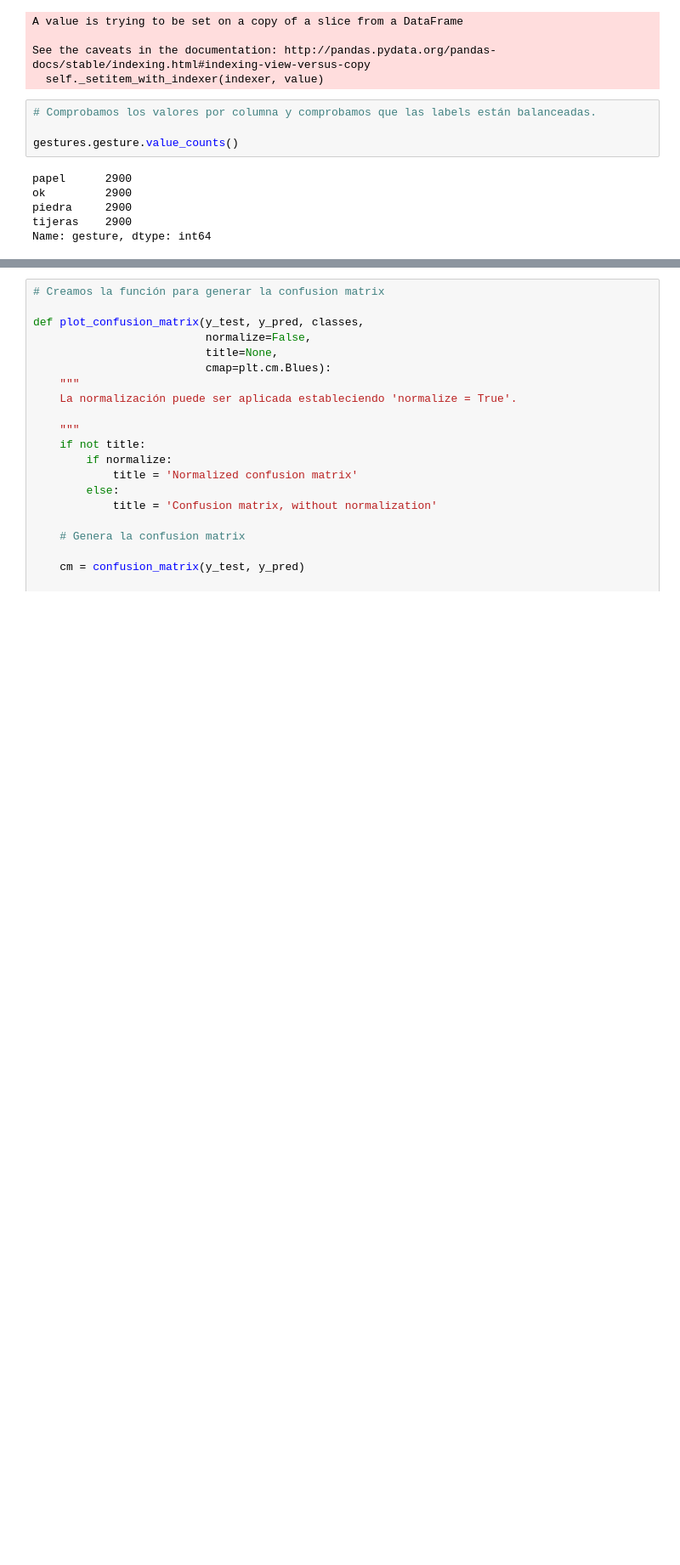
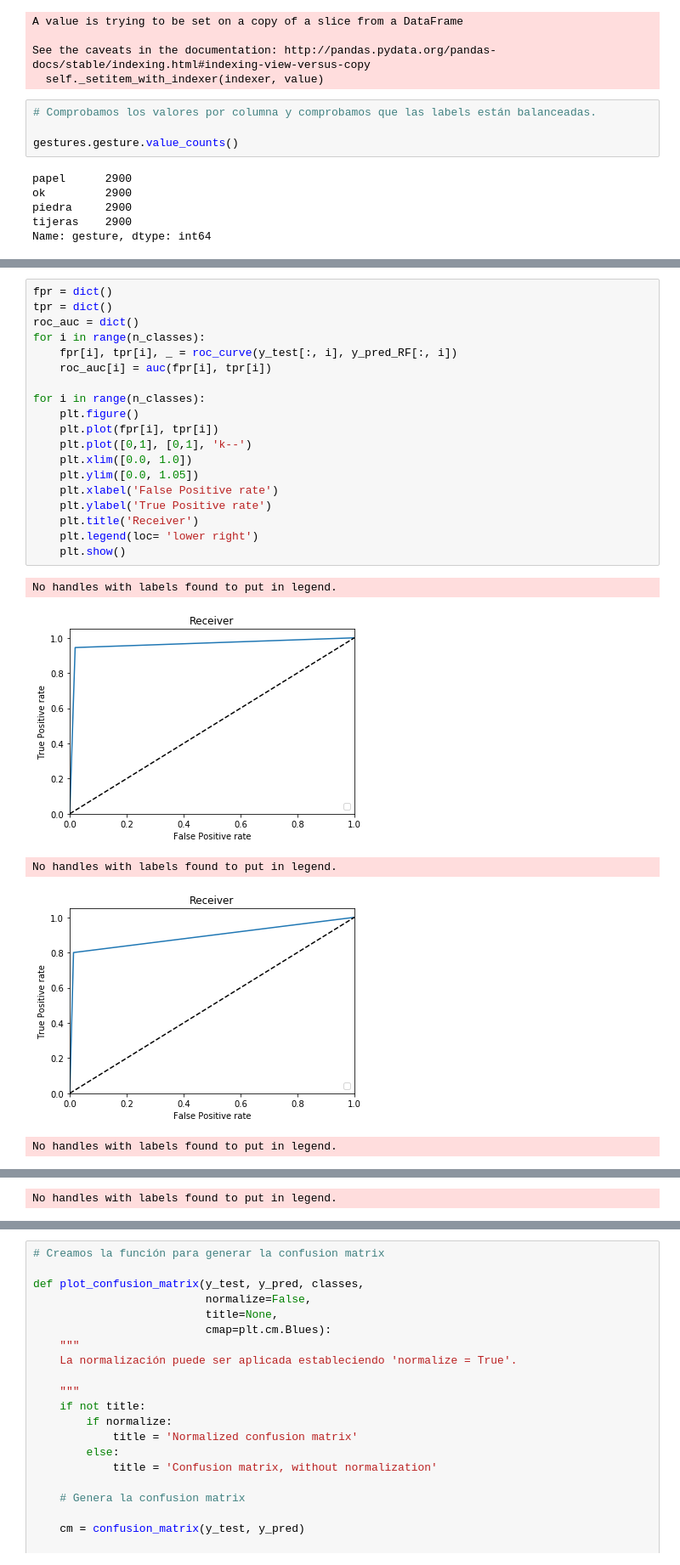
Before and after one commit to hector-moreno/datamad0119, a Jupyter notebook: module-3/supervised-learning-project/your-code/main.ipynb, the cells around one changed output, grey strips where cells are left out. Shown at 85% size. Drawn from its saved outputs; the diff is of its cells as text; blank space fills up the shorter version.

```diff
--- a/module-3/supervised-learning-project/your-code/main.ipynb
+++ b/module-3/supervised-learning-project/your-code/main.ipynb
@@ -224,0 +258,25 @@ Accuracy: 0.8913793103448275
+# %%
+fpr = dict()
+tpr = dict()
+roc_auc = dict()
+for i in range(n_classes):
+    fpr[i], tpr[i], _ = roc_curve(y_test[:, i], y_pred_RF[:, i])
+    roc_auc[i] = auc(fpr[i], tpr[i])
+
+for i in range(n_classes):
+    plt.figure()
+    plt.plot(fpr[i], tpr[i])
+    plt.plot([0,1], [0,1], 'k--')
+    plt.xlim([0.0, 1.0])
+    plt.ylim([0.0, 1.05])
+    plt.xlabel('False Positive rate')
+    plt.ylabel('True Positive rate')
+    plt.title('Receiver')
+    plt.legend(loc= 'lower right')
+    plt.show()
+# %% [output]
+No handles with labels found to put in legend.
+[figure, added]
+No handles with labels found to put in legend.
+[figure, added]
+No handles with labels found to put in legend.
@@ -224,0 +284 @@ Accuracy: 0.8913793103448275
+No handles with labels found to put in legend.
```
Also changed, not shown: parts of 11 cells of this notebook.
